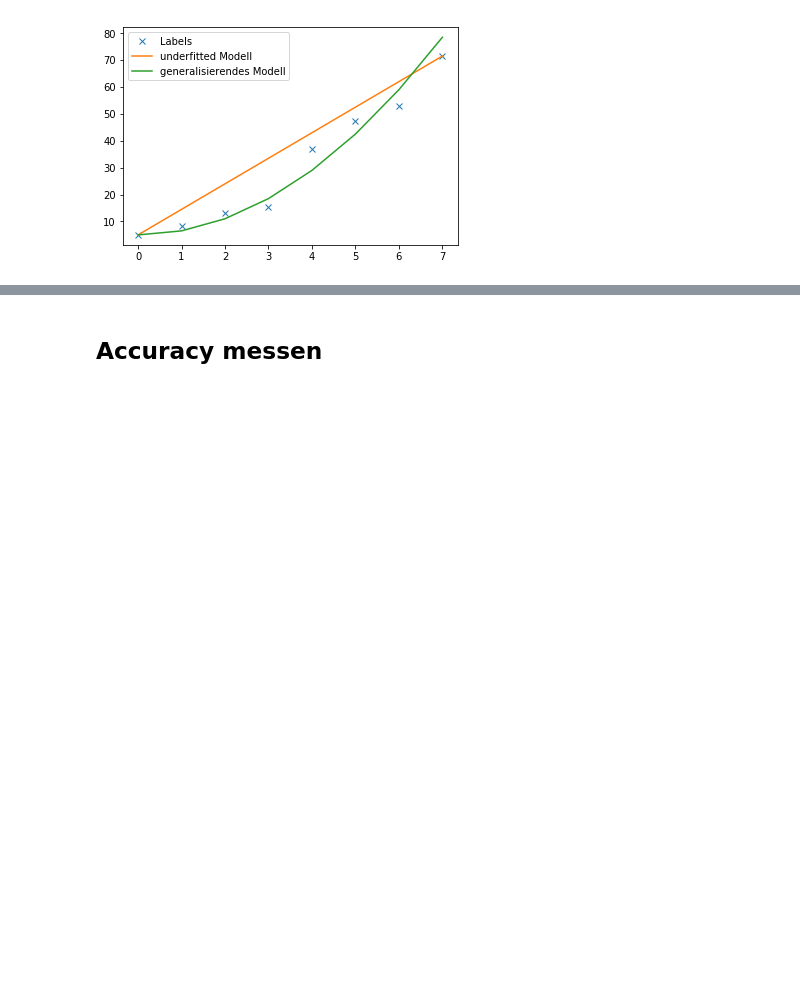
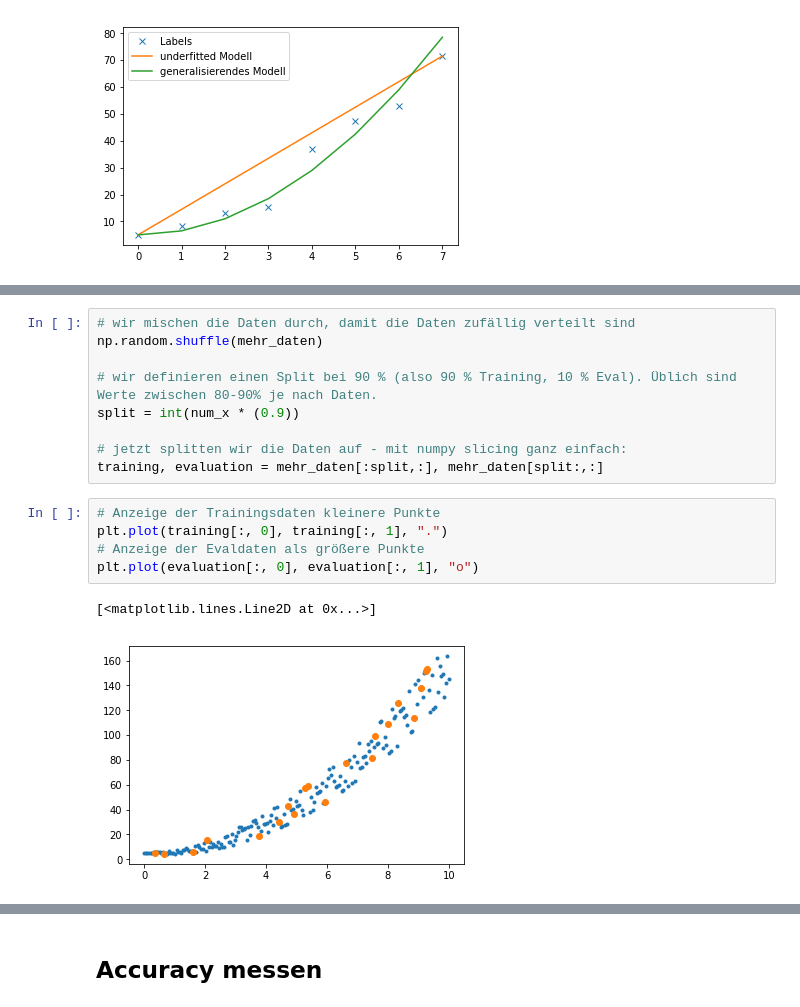
Before and after one commit to codecentric/codecentric.AI-bootcamp, a Jupyter notebook: notebooks/ml_basics/praxis_machine_learning_basics.ipynb, the cells around one changed output, grey strips where cells are left out. Drawn from its saved outputs; the diff is of its cells as text; blank space fills up the shorter version.

```diff
--- a/notebooks/ml_basics/praxis_machine_learning_basics.ipynb
+++ b/notebooks/ml_basics/praxis_machine_learning_basics.ipynb
@@ -251,0 +285,17 @@ Auch hier sehen wir, dass der Fehler im Bereich der Trainingsdaten nicht sehr gr
+# %%
+# wir mischen die Daten durch, damit die Daten zufällig verteilt sind
+np.random.shuffle(mehr_daten)
+
+# wir definieren einen Split bei 90 % (also 90 % Training, 10 % Eval). Üblich sind Werte zwischen 80-90% je nach Daten.
+split = int(num_x * (0.9))
+
+# jetzt splitten wir die Daten auf - mit numpy slicing ganz einfach:
+training, evaluation = mehr_daten[:split,:], mehr_daten[split:,:]
+# %%
+# Anzeige der Trainingsdaten kleinere Punkte
+plt.plot(training[:, 0], training[:, 1], ".")
+# Anzeige der Evaldaten als größere Punkte
+plt.plot(evaluation[:, 0], evaluation[:, 1], "o")
+# %% [output]
+[<matplotlib.lines.Line2D at 0x...>]
+[figure, added]
```
Also changed, not shown: parts of 9 cells of this notebook.
